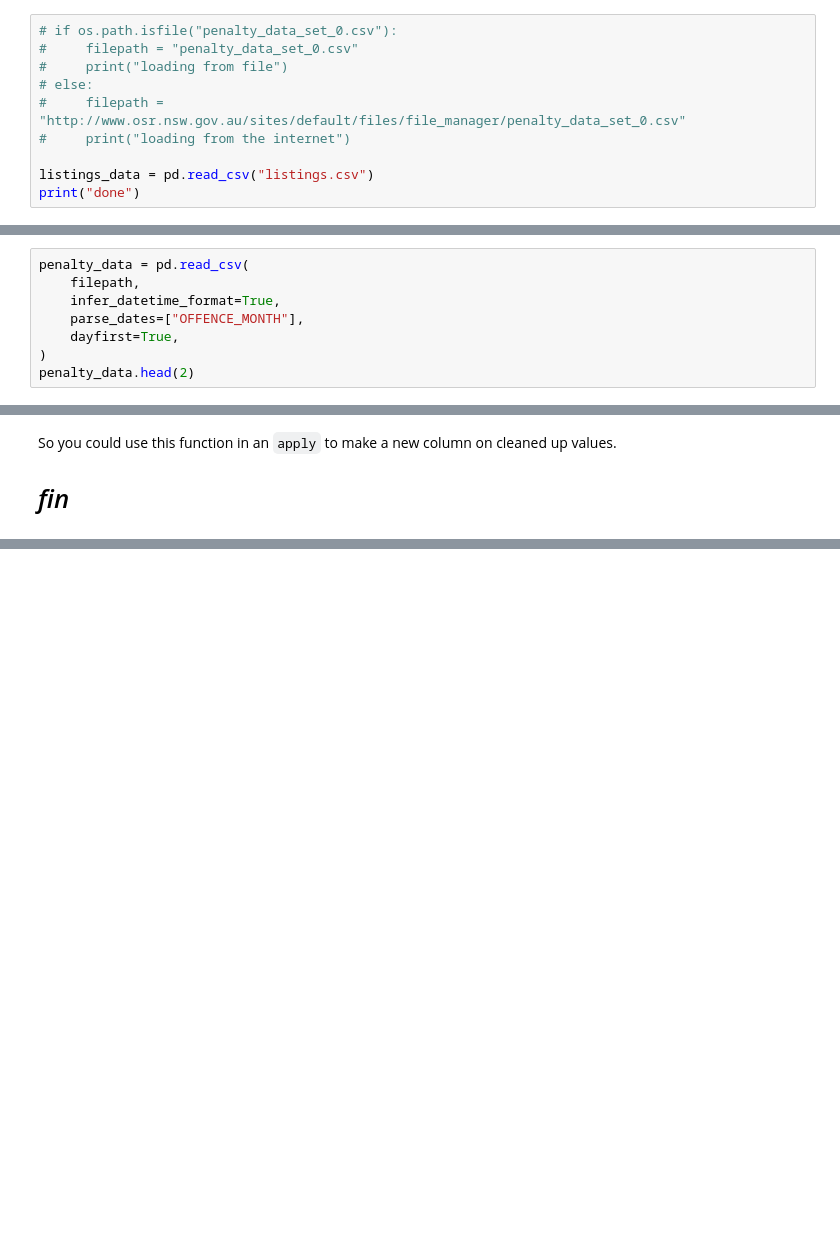
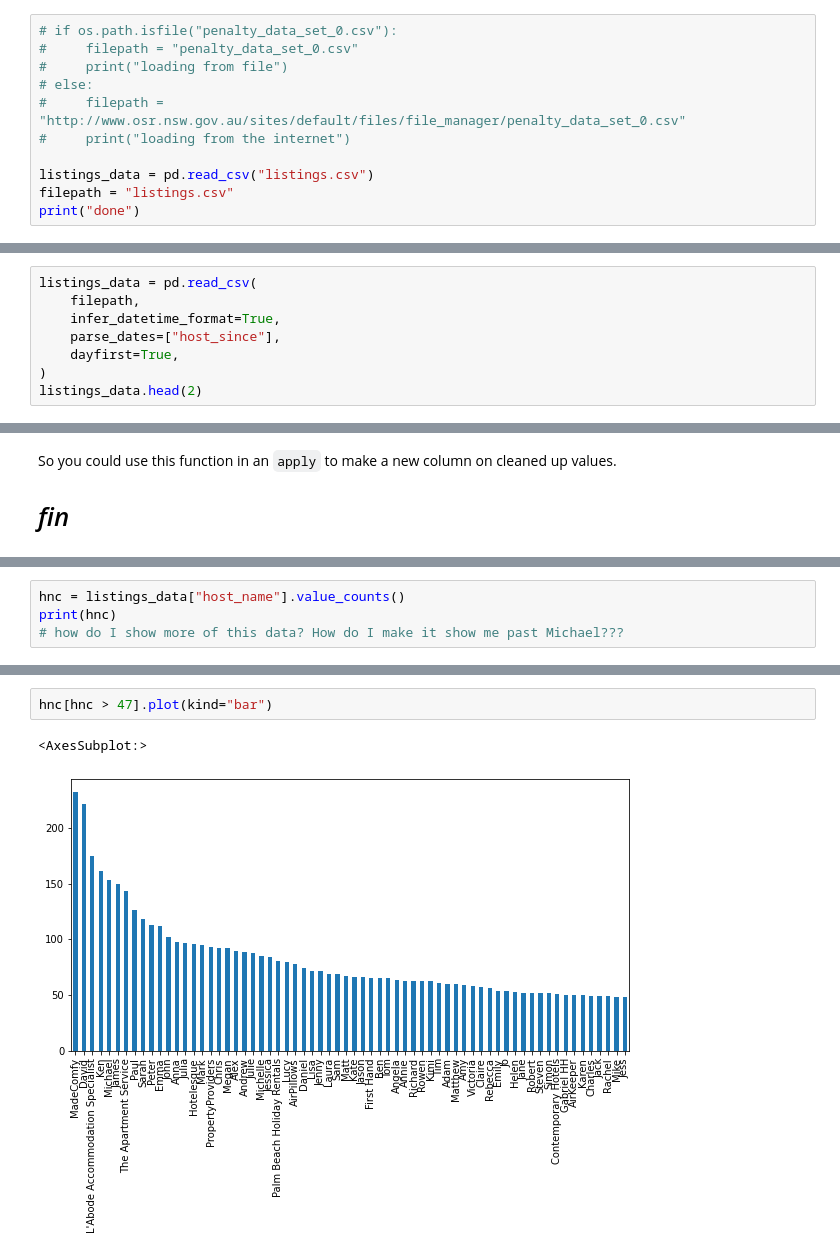
Before and after one commit to oliviajxiao/data_project, a Jupyter notebook: my_data_project.ipynb, the cells around one changed output, grey strips where cells are left out. Cells and saved outputs as stored; diff of their text form; blank space fills up the shorter version.

Commit message:
First analysis of data set for my_data_project

```diff
--- a/my_data_project.ipynb
+++ b/my_data_project.ipynb
@@ -36,6 +36,7 @@ Pandas is pretty smart, it can get data from the internet just as easily as from
 #     print("loading from the internet")
 
 listings_data = pd.read_csv("listings.csv")
+filepath = "listings.csv"
 print("done")
 # %% [output]
 done
@@ -514,11 +515,11 @@ Because _we_ are civilised, we use either iso dates `YYYY-MM-DD` or `DD-MM-YYYY`
 
 The settings used here control how it's read. You can only really tell by looking at the data and working it out. E.g. are there months bigger than 12?
 # %%
-penalty_data = pd.read_csv(
+listings_data = pd.read_csv(
     filepath,
     infer_datetime_format=True,
-    parse_dates=["OFFENCE_MONTH"],
+    parse_dates=["host_since"],
     dayfirst=True,
 )
-penalty_data.head(2)
+listings_data.head(2)
 # %% [output]
@@ -707,0 +731,4 @@ So you could use this function in an `apply` to make a new column on cleaned up
+# %%
+hnc = listings_data["host_name"].value_counts()
+print(hnc)
+# how do I show more of this data? How do I make it show me past Michael???
@@ -707,0 +748,5 @@ So you could use this function in an `apply` to make a new column on cleaned up
+# %%
+hnc[hnc > 47].plot(kind="bar")
+# %% [output]
+<AxesSubplot:>
+[figure, added]
```
Also changed, not shown: parts of 36 cells of this notebook, 1 other file.
